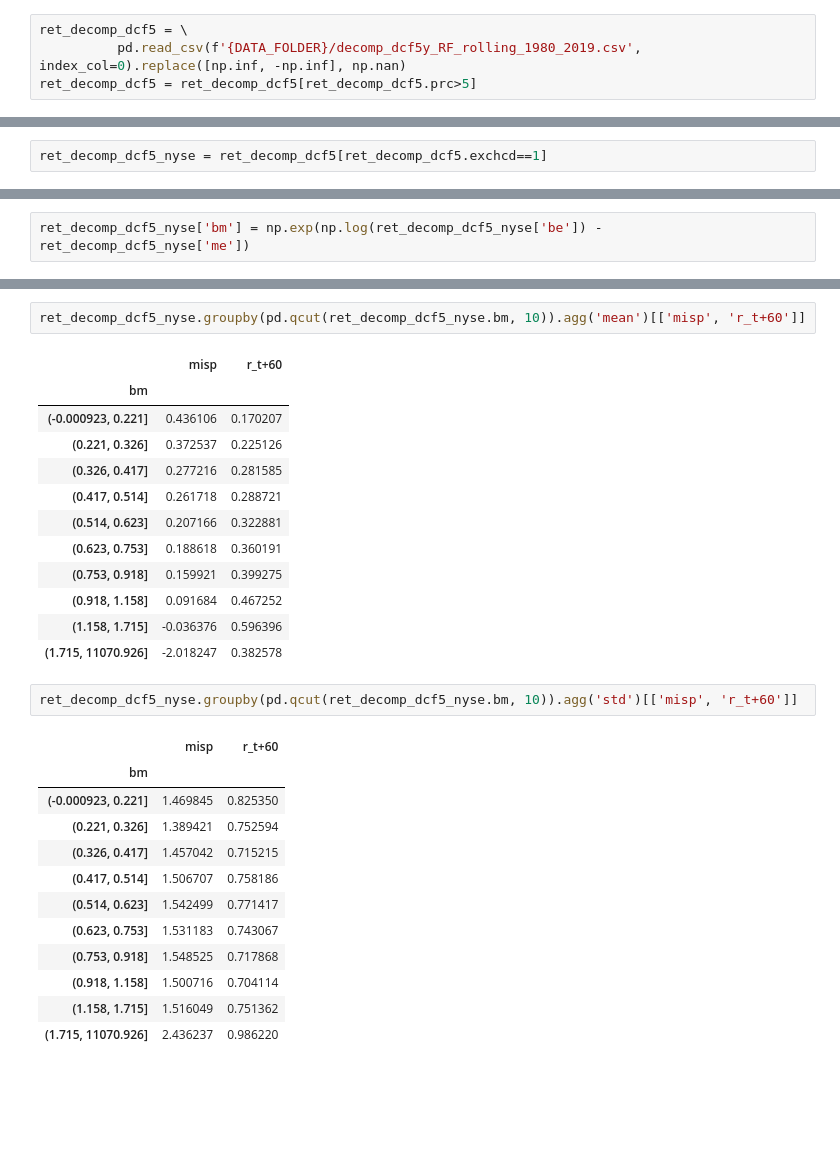
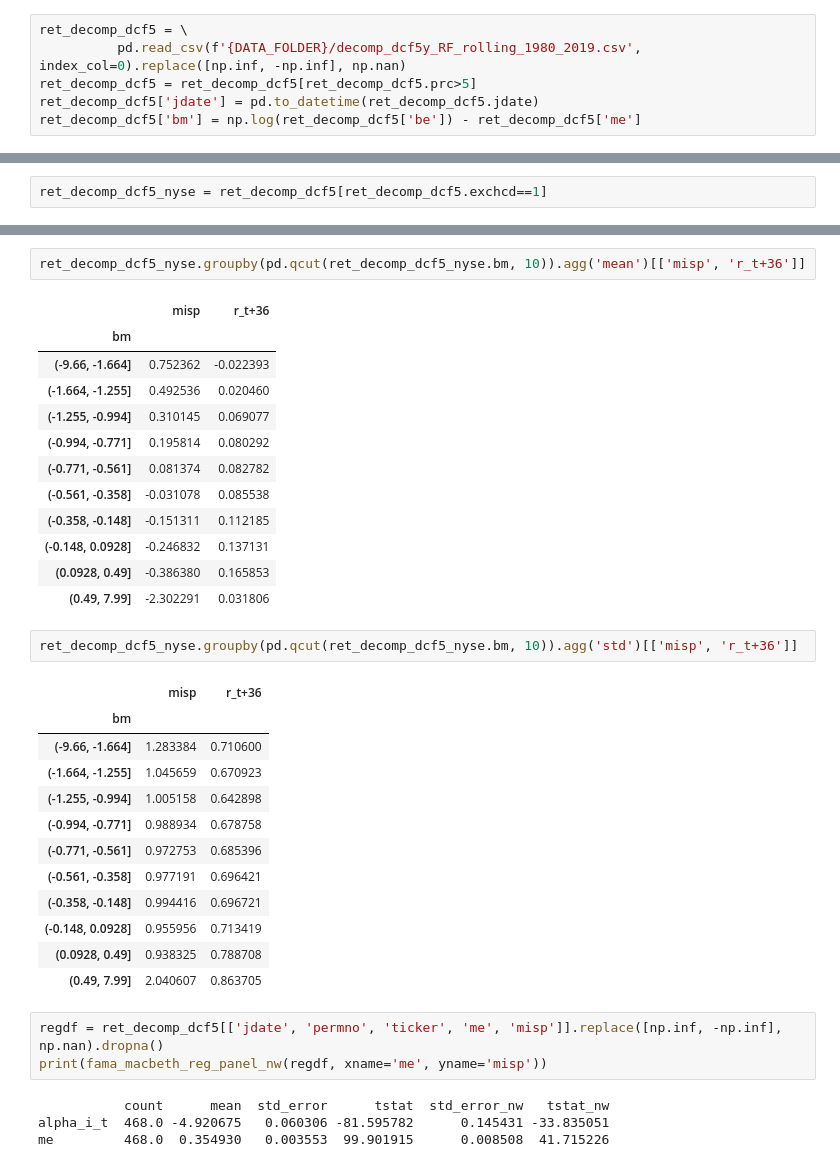
Before and after one commit to mingweima/misp, a Jupyter notebook: analysis_1/2-2-1_size_growth_effect.ipynb, the cells around one changed output, grey strips where cells are left out. Saved outputs shown, nothing was run; the diff lists cells and outputs as text; blank space fills up the shorter version.

```diff
--- a/analysis_1/2-2-1_size_growth_effect.ipynb
+++ b/analysis_1/2-2-1_size_growth_effect.ipynb
@@ -12,6 +12,8 @@ from fm import fama_macbeth_reg_panel_nw
 ret_decomp_dcf5 = \
           pd.read_csv(f'{DATA_FOLDER}/decomp_dcf5y_RF_rolling_1980_2019.csv', index_col=0).replace([np.inf, -np.inf], np.nan)
 ret_decomp_dcf5 = ret_decomp_dcf5[ret_decomp_dcf5.prc>5]
+ret_decomp_dcf5['jdate'] = pd.to_datetime(ret_decomp_dcf5.jdate)
+ret_decomp_dcf5['bm'] = np.log(ret_decomp_dcf5['be']) - ret_decomp_dcf5['me']
 # %%
 ret_decomp_dcf5.head(3)
 # %% [output]
@@ -54,2 +55,0 @@ ret_decomp_dcf5_nyse.groupby(pd.qcut(ret_decomp_dcf5_nyse.me, 10)).agg('std')[['
-# %%
-ret_decomp_dcf5_nyse['bm'] = np.exp(np.log(ret_decomp_dcf5_nyse['be']) - ret_decomp_dcf5_nyse['me'])
@@ -62,30 +56,37 @@ See the caveats in the documentation: http://pandas.pydata.org/pandas-docs/stabl
 # %%
-ret_decomp_dcf5_nyse.groupby(pd.qcut(ret_decomp_dcf5_nyse.bm, 10)).agg('mean')[['misp', 'r_t+60']]
+ret_decomp_dcf5_nyse.groupby(pd.qcut(ret_decomp_dcf5_nyse.bm, 10)).agg('mean')[['misp', 'r_t+36']]
 # %% [output]
-|  | misp | r_t+60 |
+|  | misp | r_t+36 |
 | bm |  |  |
-| (-0.000923, 0.221] | 0.436106 | 0.170207 |
-| (0.221, 0.326] | 0.372537 | 0.225126 |
-| (0.326, 0.417] | 0.277216 | 0.281585 |
-| (0.417, 0.514] | 0.261718 | 0.288721 |
-| (0.514, 0.623] | 0.207166 | 0.322881 |
-| (0.623, 0.753] | 0.188618 | 0.360191 |
-| (0.753, 0.918] | 0.159921 | 0.399275 |
-| (0.918, 1.158] | 0.091684 | 0.467252 |
-| (1.158, 1.715] | -0.036376 | 0.596396 |
-| (1.715, 11070.926] | -2.018247 | 0.382578 |
+| (-9.66, -1.664] | 0.752362 | -0.022393 |
+| (-1.664, -1.255] | 0.492536 | 0.020460 |
+| (-1.255, -0.994] | 0.310145 | 0.069077 |
+| (-0.994, -0.771] | 0.195814 | 0.080292 |
+| (-0.771, -0.561] | 0.081374 | 0.082782 |
+| (-0.561, -0.358] | -0.031078 | 0.085538 |
+| (-0.358, -0.148] | -0.151311 | 0.112185 |
+| (-0.148, 0.0928] | -0.246832 | 0.137131 |
+| (0.0928, 0.49] | -0.386380 | 0.165853 |
+| (0.49, 7.99] | -2.302291 | 0.031806 |
 # %%
-ret_decomp_dcf5_nyse.groupby(pd.qcut(ret_decomp_dcf5_nyse.bm, 10)).agg('std')[['misp', 'r_t+60']]
+ret_decomp_dcf5_nyse.groupby(pd.qcut(ret_decomp_dcf5_nyse.bm, 10)).agg('std')[['misp', 'r_t+36']]
 # %% [output]
-|  | misp | r_t+60 |
+|  | misp | r_t+36 |
 | bm |  |  |
-| (-0.000923, 0.221] | 1.469845 | 0.825350 |
-| (0.221, 0.326] | 1.389421 | 0.752594 |
-| (0.326, 0.417] | 1.457042 | 0.715215 |
-| (0.417, 0.514] | 1.506707 | 0.758186 |
-| (0.514, 0.623] | 1.542499 | 0.771417 |
-| (0.623, 0.753] | 1.531183 | 0.743067 |
-| (0.753, 0.918] | 1.548525 | 0.717868 |
-| (0.918, 1.158] | 1.500716 | 0.704114 |
-| (1.158, 1.715] | 1.516049 | 0.751362 |
-| (1.715, 11070.926] | 2.436237 | 0.986220 |
+| (-9.66, -1.664] | 1.283384 | 0.710600 |
+| (-1.664, -1.255] | 1.045659 | 0.670923 |
+| (-1.255, -0.994] | 1.005158 | 0.642898 |
+| (-0.994, -0.771] | 0.988934 | 0.678758 |
+| (-0.771, -0.561] | 0.972753 | 0.685396 |
+| (-0.561, -0.358] | 0.977191 | 0.696421 |
+| (-0.358, -0.148] | 0.994416 | 0.696721 |
+| (-0.148, 0.0928] | 0.955956 | 0.713419 |
+| (0.0928, 0.49] | 0.938325 | 0.788708 |
+| (0.49, 7.99] | 2.040607 | 0.863705 |
+# %%
+regdf = ret_decomp_dcf5[['jdate', 'permno', 'ticker', 'me', 'misp']].replace([np.inf, -np.inf], np.nan).dropna()
+print(fama_macbeth_reg_panel_nw(regdf, xname='me', yname='misp'))
+# %% [output]
+           count      mean  std_error      tstat  std_error_nw   tstat_nw
+alpha_i_t  468.0 -4.920675   0.060306 -81.595782      0.145431 -33.835051
+me         468.0  0.354930   0.003553  99.901915      0.008508  41.715226
```
Also changed, not shown: parts of 13 cells of this notebook, 38 other files.
